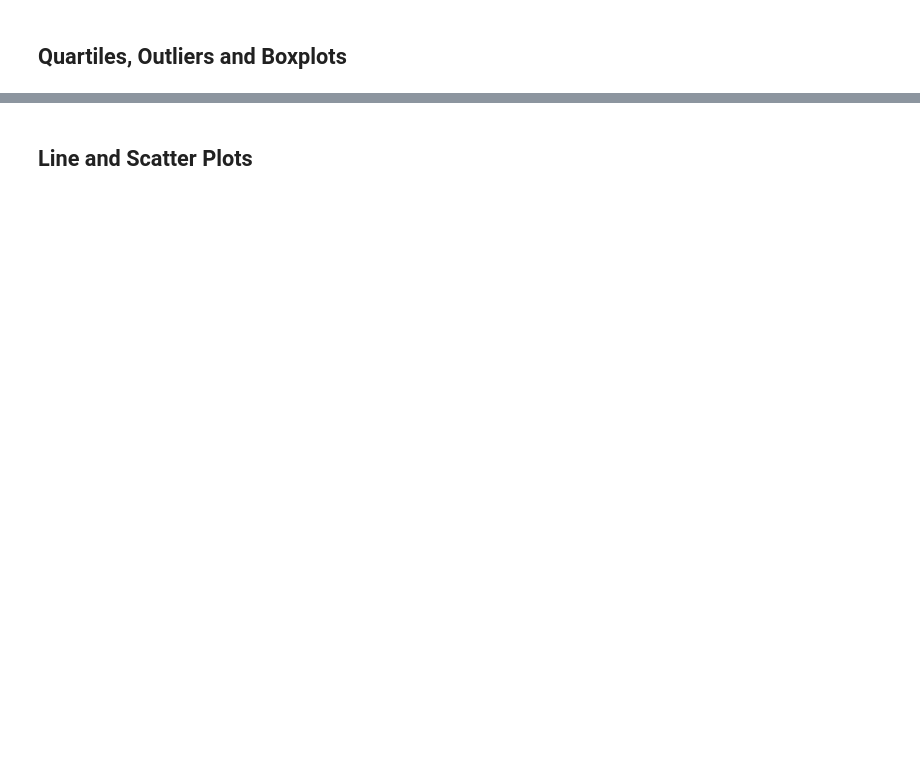
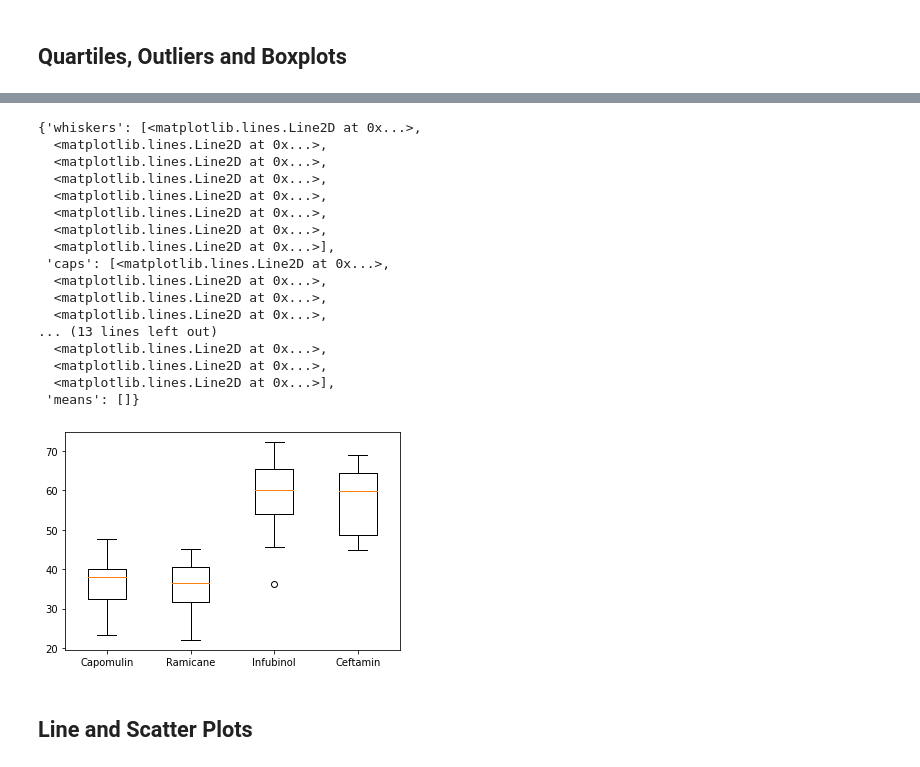
Before and after one commit to schoo424/Matplotlib_Challenge, a Jupyter notebook: pymaceuticals_starter.ipynb, the cells around one changed output, grey strips where cells are left out. Cells and saved outputs as stored; diff of their text form; code cells hidden in the pictures; blank space fills up the shorter version.

```diff
--- a/pymaceuticals_starter.ipynb
+++ b/pymaceuticals_starter.ipynb
@@ -178,7 +203,15 @@ gender_distro.plot(kind = 'pie')
 # Calculate the final tumor volume of each mouse across four of the treatment regimens:
 # Capomulin, Ramicane, Infubinol, and Ceftamin
 
-# Start by getting the last (greatest) timepoint for each mouse
+drug_regimen = ['Capomulin', 'Ramicane', 'Infubinol', 'Ceftamin']
 
 
-# Merge this group df with the original dataframe to get the tumor volume at the last timepoint
+# Start by getting the last (greatest) timepoint for each mouse
+max_timepoint_df = combined_results_df.groupby(["Mouse ID"]).max()
+max_timepoint_df = max_timepoint_df.loc[max_timepoint_df['Drug Regimen'].isin(drug_regimen)]['Timepoint']
+max_timepoint_df = max_timepoint_df.reset_index()  #this is done to make Mouse ID/timepoint columns, without this reset, Mouse ID is the index
+max_timepoint_df
+# max_timepoint_df = max_timepoint_df.isin(drug_regimen) --> this ran a boolean test on all data values
+# max_timepoint_df
+# tumor_volume_post = max_timepoint_df["Tumor Volume (mm3)"]
+# tumor_volume_post
@@ -184,0 +232,6 @@ gender_distro.plot(kind = 'pie')
+# %%
+# Merge this group df with the original dataframe to get the tumor volume at the last timepoint
+# combined_results_df.append(max_timepoint_df, ignore_index = True)
+
+merged_df = max_timepoint_df.merge(combined_results_df, on = ["Mouse ID", "Timepoint"])
+merged_df
@@ -185,17 +252,26 @@ gender_distro.plot(kind = 'pie')
 # %%
 # Put treatments into a list for for loop (and later for plot labels)
 
+drug_regimen = ['Capomulin', 'Ramicane', 'Infubinol', 'Ceftamin']
+tumor_vol = []
 
 # Create empty list to fill with tumor vol data (for plotting)
 
-
 # Calculate the IQR and quantitatively determine if there are any potential outliers.
-
-
     # Locate the rows which contain mice on each drug and get the tumor volumes
-
-
     # add subset
 
+for drug in drug_regimen:
+    final_tumor_vol = merged_df.loc[merged_df["Drug Regimen"] == drug]["Tumor Volume (mm3)"]
+    tumor_vol.append(final_tumor_vol)
+    quartiles = final_tumor_vol.quantile([.25,.5,.75])
+    lowerq = quartiles[0.25]
+    upperq = quartiles[0.75]
+    iqr = upperq-lowerq
+    lower_bound = lowerq - (1.5*iqr)
+    upper_bound = upperq + (1.5*iqr)
 
-    # Determine outliers using upper and lower bounds
+    print(drug)
+    print(f"Values below {lower_bound} could be outliers.")
+    print(f"Values above {upper_bound} could be outliers.")
+    print("")
@@ -202,5 +294,28 @@ gender_distro.plot(kind = 'pie')
 # %%
 # Generate a box plot of the final tumor volume of each mouse across four regimens of interest
+
+plt.boxplot(tumor_vol, labels = drug_regimen)
+
+#there's an outlier under Infubinol
+# %% [output]
+{'whiskers': [<matplotlib.lines.Line2D at 0x...>,
+  <matplotlib.lines.Line2D at 0x...>,
+  <matplotlib.lines.Line2D at 0x...>,
+  <matplotlib.lines.Line2D at 0x...>,
+  <matplotlib.lines.Line2D at 0x...>,
+  <matplotlib.lines.Line2D at 0x...>,
+  <matplotlib.lines.Line2D at 0x...>,
+  <matplotlib.lines.Line2D at 0x...>],
+ 'caps': [<matplotlib.lines.Line2D at 0x...>,
+  <matplotlib.lines.Line2D at 0x...>,
+  <matplotlib.lines.Line2D at 0x...>,
+  <matplotlib.lines.Line2D at 0x...>,
+... (13 lines left out)
+  <matplotlib.lines.Line2D at 0x...>,
+  <matplotlib.lines.Line2D at 0x...>,
+  <matplotlib.lines.Line2D at 0x...>],
+ 'means': []}
+[figure, added]
 # %% [markdown]
 ## Line and Scatter Plots
 # %%
```
Also changed, not shown: parts of 11 cells of this notebook.
